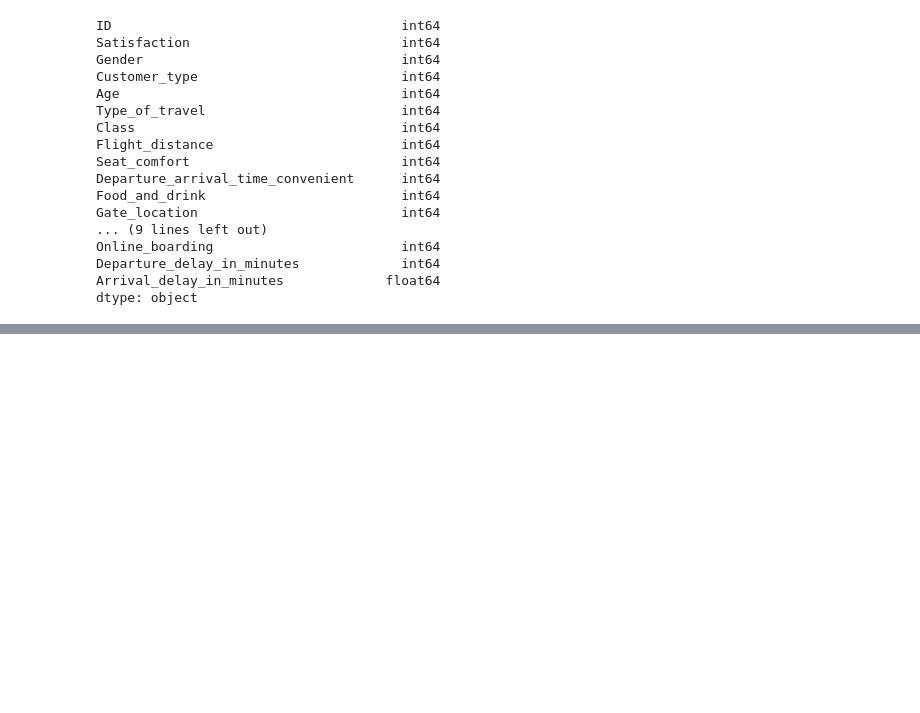
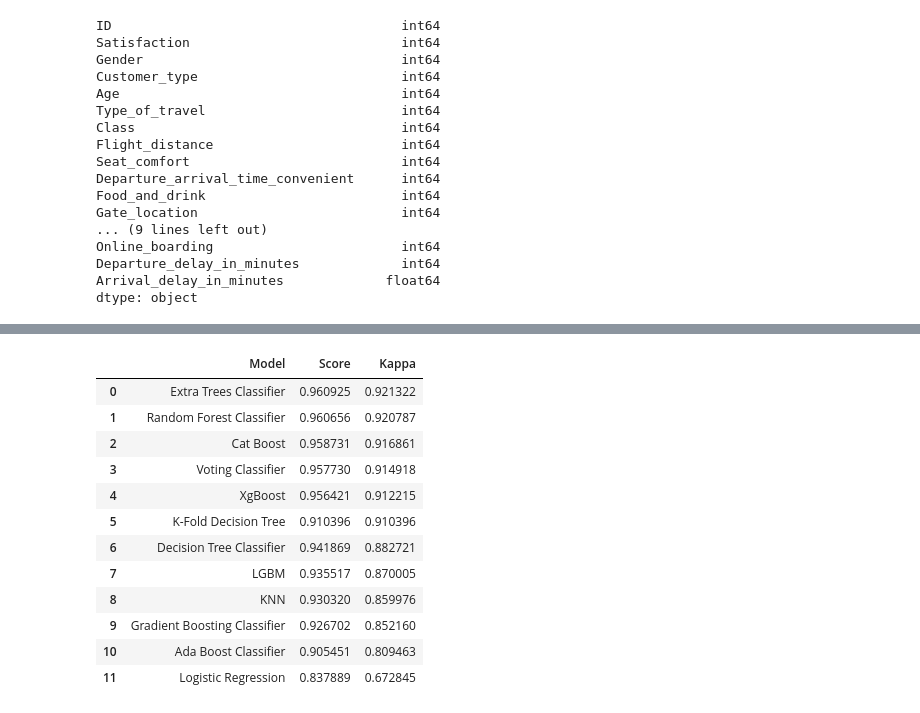
Before and after one commit to DJ1070/Airline_Passenger_Satisfaction, a Jupyter notebook: Airline_features2.ipynb, the cells around one changed output, grey strips where cells are left out. Cells and saved outputs as stored; diff of their text form; code cells hidden in the pictures; blank space fills up the shorter version.

```diff
--- a/Airline_features2.ipynb
+++ b/Airline_features2.ipynb
@@ -523,17 +523,32 @@ kappa_vc
 # %%
 # Models Comparison
 models = pd.DataFrame({
     'Model' : ['Logistic Regression', 'KNN', 'Decision Tree Classifier', 'Random Forest Classifier','Ada Boost Classifier',
              'Gradient Boosting Classifier', 'XgBoost', 'Cat Boost', 'Extra Trees Classifier', 'LGBM', 'Voting Classifier', 'K-Fold Decision Tree'],
     'Score' : [accuracy_lr, accuracy_knn, accuracy_dt, accuracy_rf, accuracy_ada, accuracy_gb, accuracy_xgb, accuracy_cat,
               accuracy_etc, accuracy_lgbm, accuracy_vc, model_kfdt.mean()],
     'Kappa' : [kappa_lr, kappa_knn, kappa_dt, kappa_rf, kappa_ada, kappa_gb, kappa_xgb, kappa_cat, kappa_etc, kappa_lgbm,
               kappa_vc, model_kfdt.mean()]
 })
 
 # Sorting the results by Kappa values
 models_sorted = models.sort_values(by = 'Kappa', ascending = False)
 models_sorted.reset_index(drop = True, inplace = True)
+models_sorted
+# %% [output]
+|  | Model | Score | Kappa |
+| 0 | Extra Trees Classifier | 0.960925 | 0.921322 |
+| 1 | Random Forest Classifier | 0.960656 | 0.920787 |
+| 2 | Cat Boost | 0.958731 | 0.916861 |
+| 3 | Voting Classifier | 0.957730 | 0.914918 |
+| 4 | XgBoost | 0.956421 | 0.912215 |
+| 5 | K-Fold Decision Tree | 0.910396 | 0.910396 |
+| 6 | Decision Tree Classifier | 0.941869 | 0.882721 |
+| 7 | LGBM | 0.935517 | 0.870005 |
+| 8 | KNN | 0.930320 | 0.859976 |
+| 9 | Gradient Boosting Classifier | 0.926702 | 0.852160 |
+| 10 | Ada Boost Classifier | 0.905451 | 0.809463 |
+| 11 | Logistic Regression | 0.837889 | 0.672845 |
 # %%
 # PLOT: All Kappa values as comparison
 
```
Also changed, not shown: parts of 29 cells of this notebook.
